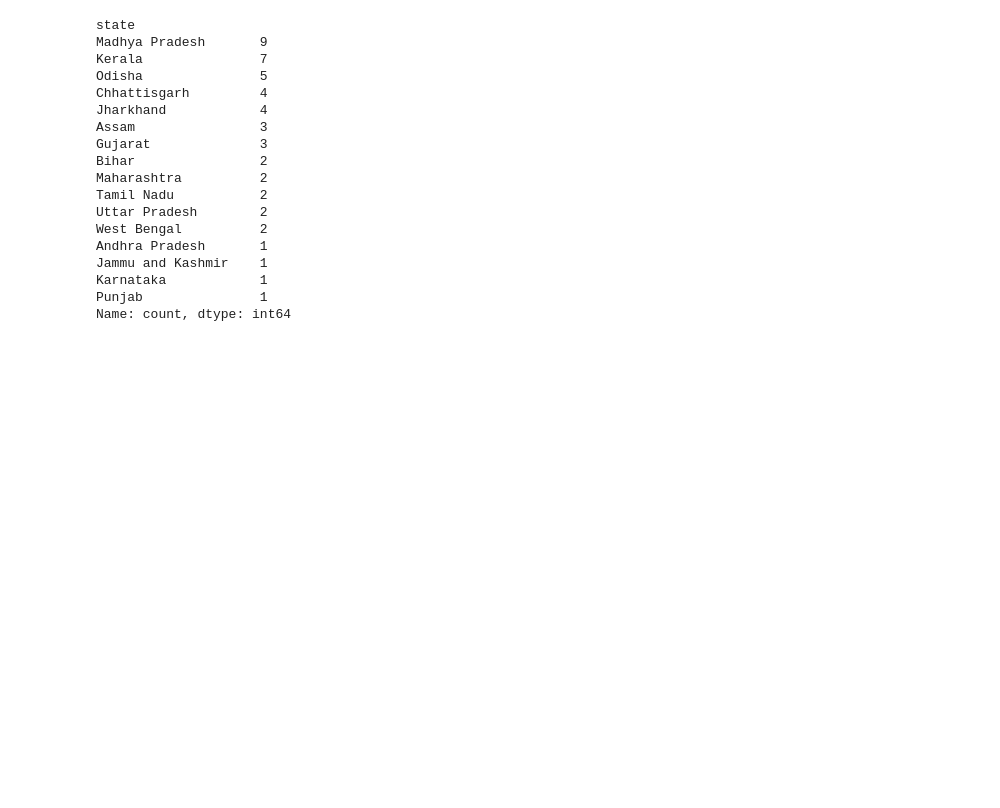
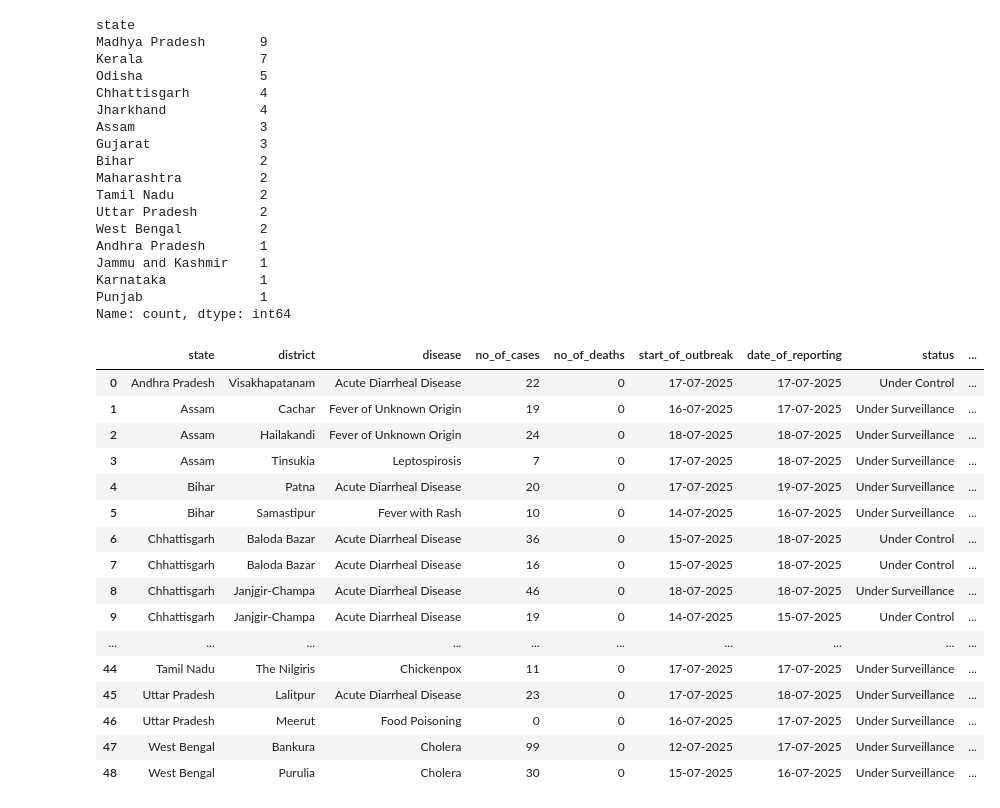
Before and after one commit to kvkdev-ml/AROHA, a Jupyter notebook: prac.ipynb, the cells around one changed output. Saved outputs shown, nothing was run; the diff lists cells and outputs as text; code cells hidden in the pictures; blank space fills up the shorter version.

```diff
--- a/prac.ipynb
+++ b/prac.ipynb
@@ -31,3 +31,23 @@ Jammu and Kashmir    1
 Karnataka            1
 Punjab               1
 Name: count, dtype: int64
+# %%
+df
+# %% [output]
+|  | state | district | disease | no_of_cases | no_of_deaths | start_of_outbreak | date_of_reporting | status | ... |
+| 0 | Andhra Pradesh | Visakhapatanam | Acute Diarrheal Disease | 22 | 0 | 17-07-2025 | 17-07-2025 | Under Control | ... |
+| 1 | Assam | Cachar | Fever of Unknown Origin | 19 | 0 | 16-07-2025 | 17-07-2025 | Under Surveillance | ... |
+| 2 | Assam | Hailakandi | Fever of Unknown Origin | 24 | 0 | 18-07-2025 | 18-07-2025 | Under Surveillance | ... |
+| 3 | Assam | Tinsukia | Leptospirosis | 7 | 0 | 17-07-2025 | 18-07-2025 | Under Surveillance | ... |
+| 4 | Bihar | Patna | Acute Diarrheal Disease | 20 | 0 | 17-07-2025 | 19-07-2025 | Under Surveillance | ... |
+| 5 | Bihar | Samastipur | Fever with Rash | 10 | 0 | 14-07-2025 | 16-07-2025 | Under Surveillance | ... |
+| 6 | Chhattisgarh | Baloda Bazar | Acute Diarrheal Disease | 36 | 0 | 15-07-2025 | 18-07-2025 | Under Control | ... |
+| 7 | Chhattisgarh | Baloda Bazar | Acute Diarrheal Disease | 16 | 0 | 15-07-2025 | 18-07-2025 | Under Control | ... |
+| 8 | Chhattisgarh | Janjgir-Champa | Acute Diarrheal Disease | 46 | 0 | 18-07-2025 | 18-07-2025 | Under Surveillance | ... |
+| 9 | Chhattisgarh | Janjgir-Champa | Acute Diarrheal Disease | 19 | 0 | 14-07-2025 | 15-07-2025 | Under Control | ... |
+| ... | ... | ... | ... | ... | ... | ... | ... | ... | ... |
+| 44 | Tamil Nadu | The Nilgiris | Chickenpox | 11 | 0 | 17-07-2025 | 17-07-2025 | Under Surveillance | ... |
+| 45 | Uttar Pradesh | Lalitpur | Acute Diarrheal Disease | 23 | 0 | 17-07-2025 | 18-07-2025 | Under Surveillance | ... |
+| 46 | Uttar Pradesh | Meerut | Food Poisoning | 0 | 0 | 16-07-2025 | 17-07-2025 | Under Surveillance | ... |
+| 47 | West Bengal | Bankura | Cholera | 99 | 0 | 12-07-2025 | 17-07-2025 | Under Surveillance | ... |
+| 48 | West Bengal | Purulia | Cholera | 30 | 0 | 15-07-2025 | 16-07-2025 | Under Surveillance | ... |
```
